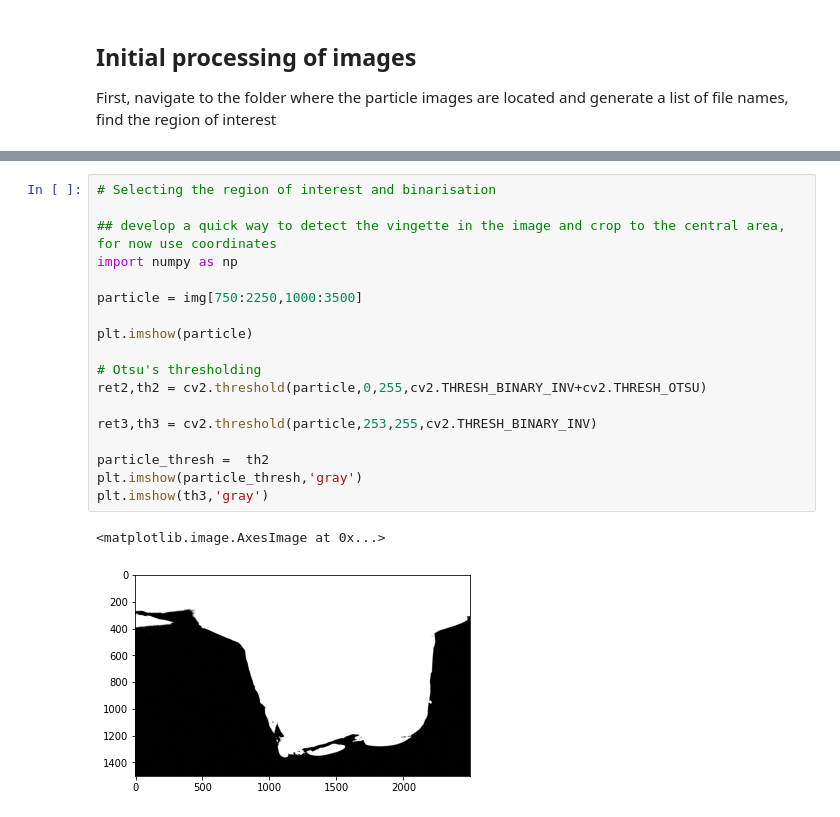
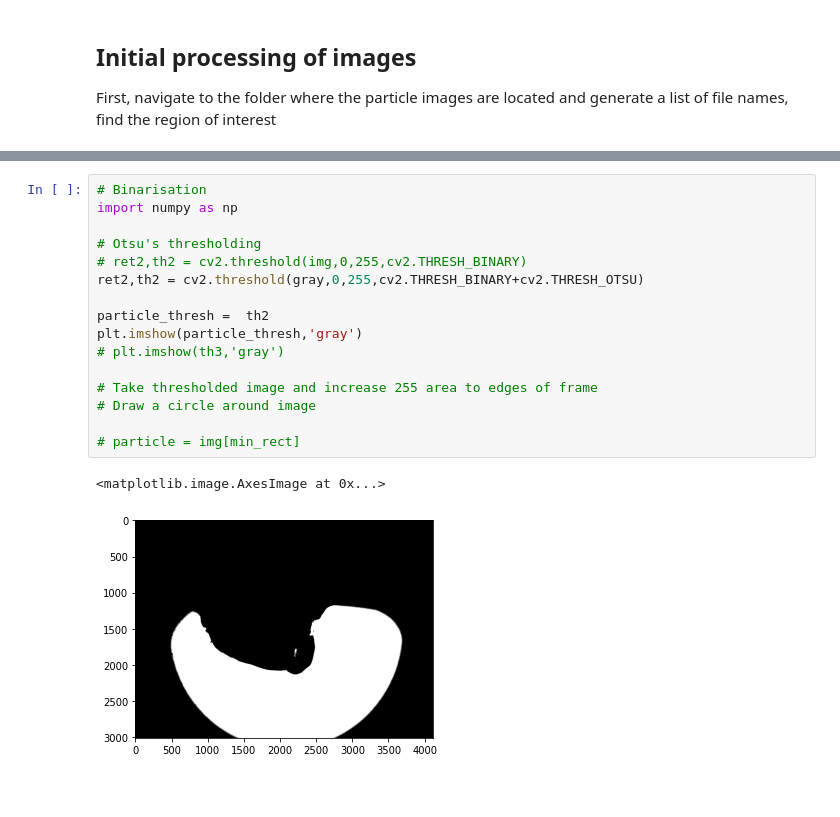
Before and after one commit to Gustafferson/particleVirtualization, a Jupyter notebook: testBed.ipynb, the cells around one changed output, grey strips where cells are left out. Cells and saved outputs as stored; diff of their text form; blank space fills up the shorter version.

```diff
--- a/testBed.ipynb
+++ b/testBed.ipynb
@@ -48,21 +53,19 @@ Loading images from /mnt/e/201217151405/
-# %%
-# Selecting the region of interest and binarisation
-
-## develop a quick way to detect the vingette in the image and crop to the central area, for now use coordinates
-import numpy as np
-
-particle = img[750:2250,1000:3500]
-
-plt.imshow(particle)
-
-# Otsu's thresholding
-ret2,th2 = cv2.threshold(particle,0,255,cv2.THRESH_BINARY_INV+cv2.THRESH_OTSU)
-
-ret3,th3 = cv2.threshold(particle,253,255,cv2.THRESH_BINARY_INV)
-
-particle_thresh =  th2
-plt.imshow(particle_thresh,'gray')
-plt.imshow(th3,'gray')
-# %% [output]
-<matplotlib.image.AxesImage at 0x...>
-[figure, removed]
+# %%
+# Binarisation
+import numpy as np
+
+# Otsu's thresholding
+# ret2,th2 = cv2.threshold(img,0,255,cv2.THRESH_BINARY)
+ret2,th2 = cv2.threshold(gray,0,255,cv2.THRESH_BINARY+cv2.THRESH_OTSU)
+
+particle_thresh =  th2
+plt.imshow(particle_thresh,'gray')
+# plt.imshow(th3,'gray')
+
+# Take thresholded image and increase 255 area to edges of frame
+# Draw a circle around image
+
+# particle = img[min_rect]
+# %% [output]
+<matplotlib.image.AxesImage at 0x...>
+[figure, added]
```
Also changed, not shown: parts of 6 cells of this notebook, 1 other file.
